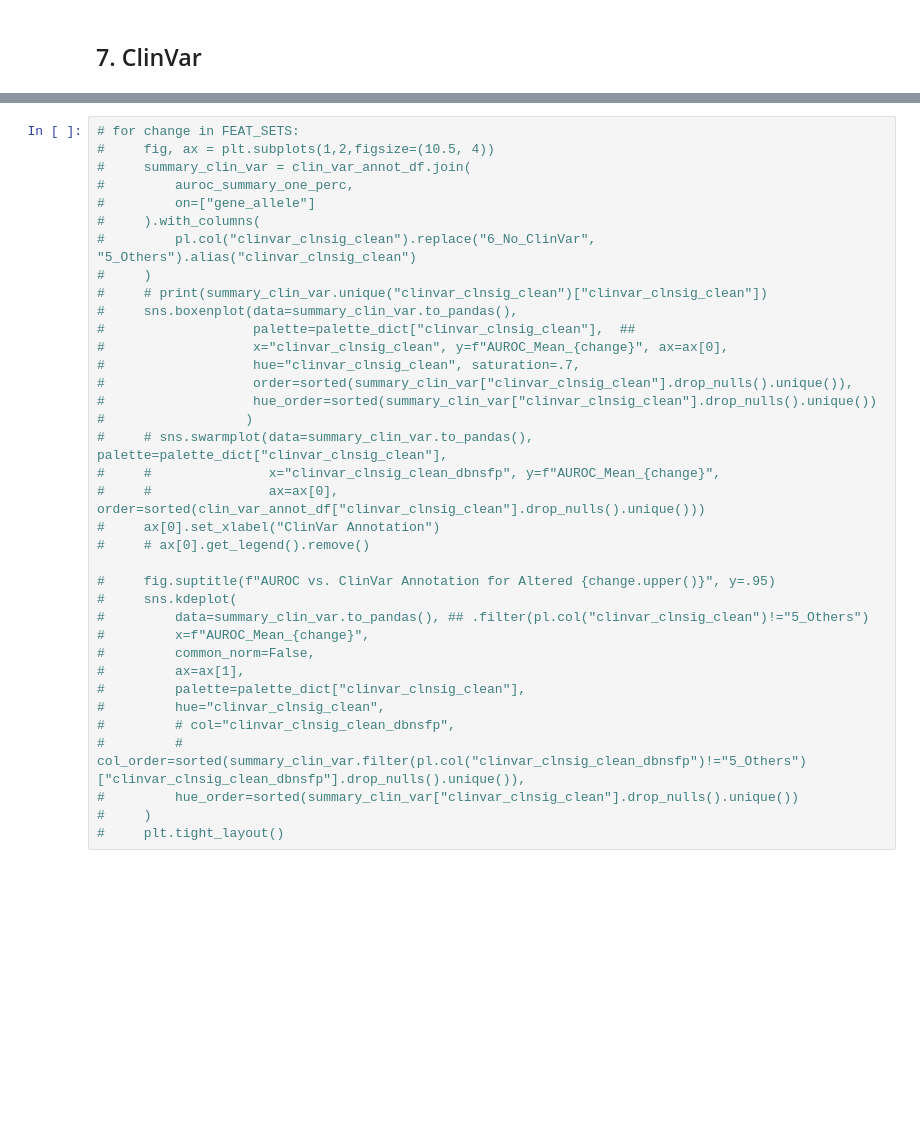
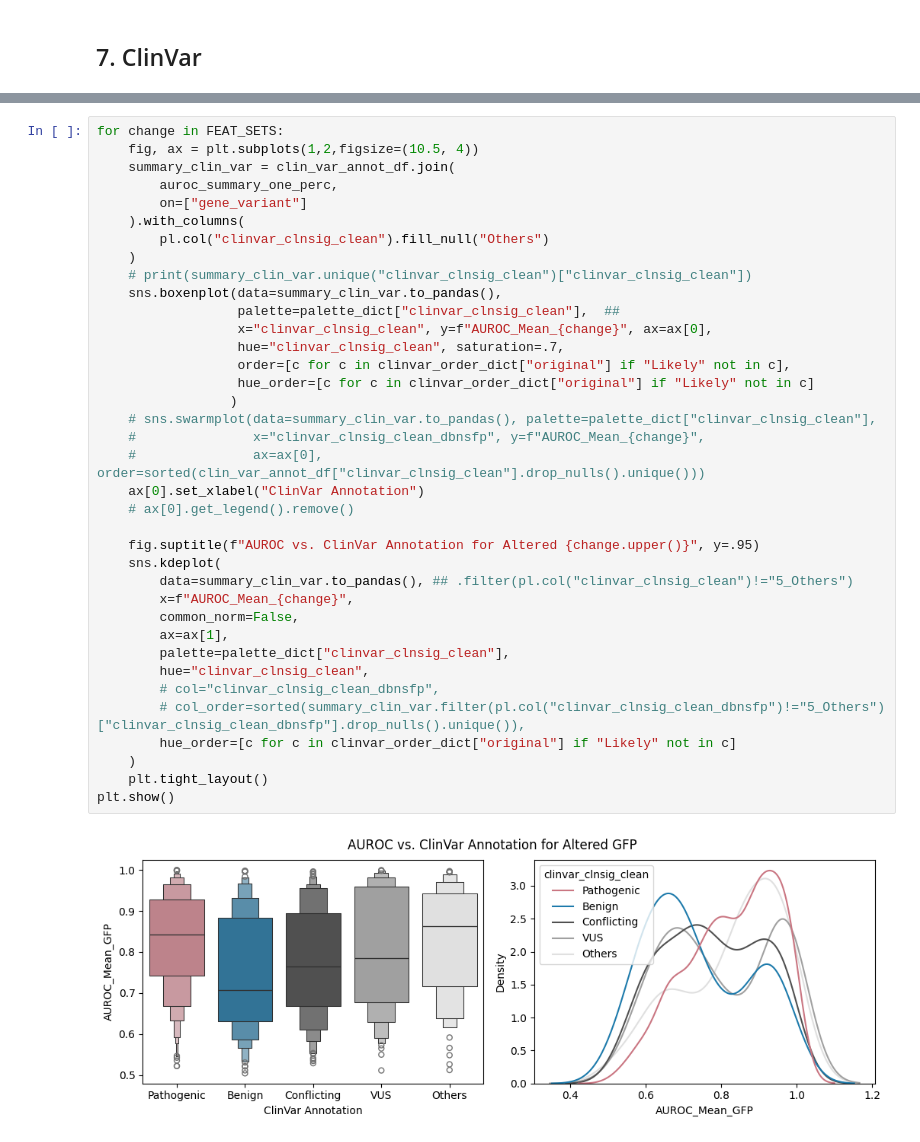
Before and after one commit to broadinstitute/2025_varchamp_snakemake, a Jupyter notebook: 3.downstream_analyses/scripts/3-1_classification_metrics.ipynb, the cells around one changed output, grey strips where cells are left out. Cells and saved outputs as stored; diff of their text form; blank space fills up the shorter version.

```diff
--- a/3.downstream_analyses/scripts/3-1_classification_metrics.ipynb
+++ b/3.downstream_analyses/scripts/3-1_classification_metrics.ipynb
@@ -980,36 +895,39 @@ clin_var_annot_df = clin_var_annot_df.with_columns(
 # %%
-# for change in FEAT_SETS:
-#     fig, ax = plt.subplots(1,2,figsize=(10.5, 4))
-#     summary_clin_var = clin_var_annot_df.join(
-#         auroc_summary_one_perc,
-#         on=["gene_allele"]
-#     ).with_columns(
-#         pl.col("clinvar_clnsig_clean").replace("6_No_ClinVar", "5_Others").alias("clinvar_clnsig_clean")
-#     )
-#     # print(summary_clin_var.unique("clinvar_clnsig_clean")["clinvar_clnsig_clean"])
-#     sns.boxenplot(data=summary_clin_var.to_pandas(),
-#                   palette=palette_dict["clinvar_clnsig_clean"],  ##
-#                   x="clinvar_clnsig_clean", y=f"AUROC_Mean_{change}", ax=ax[0],
-#                   hue="clinvar_clnsig_clean", saturation=.7,
-#                   order=sorted(summary_clin_var["clinvar_clnsig_clean"].drop_nulls().unique()),
-#                   hue_order=sorted(summary_clin_var["clinvar_clnsig_clean"].drop_nulls().unique())
-#                  )
-#     # sns.swarmplot(data=summary_clin_var.to_pandas(), palette=palette_dict["clinvar_clnsig_clean"],
-#     #               x="clinvar_clnsig_clean_dbnsfp", y=f"AUROC_Mean_{change}",
-#     #               ax=ax[0], order=sorted(clin_var_annot_df["clinvar_clnsig_clean"].drop_nulls().unique()))
-#     ax[0].set_xlabel("ClinVar Annotation")
-#     # ax[0].get_legend().remove()
+for change in FEAT_SETS:
+    fig, ax = plt.subplots(1,2,figsize=(10.5, 4))
+    summary_clin_var = clin_var_annot_df.join(
+        auroc_summary_one_perc,
+        on=["gene_variant"]
+    ).with_columns(
+        pl.col("clinvar_clnsig_clean").fill_null("Others")
+    )
+    # print(summary_clin_var.unique("clinvar_clnsig_clean")["clinvar_clnsig_clean"])
+    sns.boxenplot(data=summary_clin_var.to_pandas(),
+                  palette=palette_dict["clinvar_clnsig_clean"],  ##
+                  x="clinvar_clnsig_clean", y=f"AUROC_Mean_{change}", ax=ax[0],
+                  hue="clinvar_clnsig_clean", saturation=.7,
+                  order=[c for c in clinvar_order_dict["original"] if "Likely" not in c],
+                  hue_order=[c for c in clinvar_order_dict["original"] if "Likely" not in c]
+                 )
+    # sns.swarmplot(data=summary_clin_var.to_pandas(), palette=palette_dict["clinvar_clnsig_clean"],
+    #               x="clinvar_clnsig_clean_dbnsfp", y=f"AUROC_Mean_{change}",
+    #               ax=ax[0], order=sorted(clin_var_annot_df["clinvar_clnsig_clean"].drop_nulls().unique()))
+    ax[0].set_xlabel("ClinVar Annotation")
+    # ax[0].get_legend().remove()
 
-#     fig.suptitle(f"AUROC vs. ClinVar Annotation for Altered {change.upper()}", y=.95)
-#     sns.kdeplot(
-#         data=summary_clin_var.to_pandas(), ## .filter(pl.col("clinvar_clnsig_clean")!="5_Others")
-#         x=f"AUROC_Mean_{change}",
-#         common_norm=False,
-#         ax=ax[1],
-#         palette=palette_dict["clinvar_clnsig_clean"],
-#         hue="clinvar_clnsig_clean",
-#         # col="clinvar_clnsig_clean_dbnsfp",
-#         # col_order=sorted(summary_clin_var.filter(pl.col("clinvar_clnsig_clean_dbnsfp")!="5_Others")["clinvar_clnsig_clean_dbnsfp"].drop_nulls().unique()),
-#         hue_order=sorted(summary_clin_var["clinvar_clnsig_clean"].drop_nulls().unique())
-#     )
-#     plt.tight_layout()
+    fig.suptitle(f"AUROC vs. ClinVar Annotation for Altered {change.upper()}", y=.95)
+    sns.kdeplot(
+        data=summary_clin_var.to_pandas(), ## .filter(pl.col("clinvar_clnsig_clean")!="5_Others")
+        x=f"AUROC_Mean_{change}",
+        common_norm=False,
+        ax=ax[1],
+        palette=palette_dict["clinvar_clnsig_clean"],
+        hue="clinvar_clnsig_clean",
+        # col="clinvar_clnsig_clean_dbnsfp",
+        # col_order=sorted(summary_clin_var.filter(pl.col("clinvar_clnsig_clean_dbnsfp")!="5_Others")["clinvar_clnsig_clean_dbnsfp"].drop_nulls().unique()),
+        hue_order=[c for c in clinvar_order_dict["original"] if "Likely" not in c]
+    )
+    plt.tight_layout()
+plt.show()
+# %% [output]
+[figure, added]
```
Also changed, not shown: parts of 21 cells of this notebook, 56 other files.
